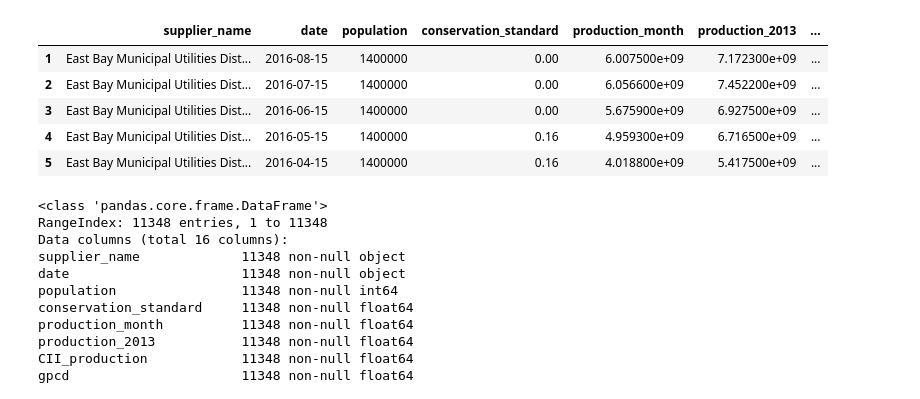
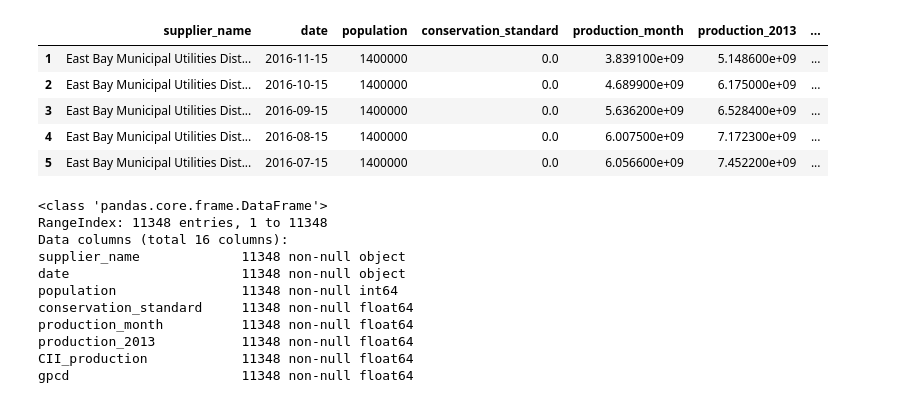
Before and after one commit to Stanford-Urban-Water-Policy-Innovation/ca-data-challenge, a Jupyter notebook: Data/cwdc_data_processing.ipynb, the cells around one changed output. Saved outputs shown, nothing was run; the diff lists cells and outputs as text; code cells hidden in the pictures.

```diff
--- a/Data/cwdc_data_processing.ipynb
+++ b/Data/cwdc_data_processing.ipynb
@@ -8,7 +8,7 @@ import csv
 ##### CONSERVATION DATA #####
 
 # Import data
-CONSERVATION_DATA = pd.read_excel('uw_supplier_data110116.xlsx')
+CONSERVATION_DATA = pd.read_excel('uw_supplier_data020817.xlsx')
 
 # Extract columns of interest
 conservation_data = pd.DataFrame(CONSERVATION_DATA.iloc[1:,[0,3,12,16,18,19,20,21,22,24,25,26]])
@@ -26,38 +26,38 @@ conservation_data.columns = [
     'water_days', # days per week allowed
     'complaints', # complaints received
 ]
 
 # Clean data:
 # No conservation standards in summer 2014 --> replace Nan with 0
 conservation_data['conservation_standard'].fillna(0, inplace=True)
 # Assume NaN in watering days indicate no policy limiting irrigation (e.g. 2014), or different policy approaches
 conservation_data['water_days'].fillna(7, inplace=True)
 # Replace Null CII water use with 0
 conservation_data['CII_production'].replace('Null', 0, inplace=True)
 
 # Calculate water production for residential water use each month (gal)
 conservation_data['res_production'] = conservation_data['gpcd']*conservation_data['population']*31
 # Calculate conservation ammount (gal wrt same month in 2013)
 conservation_data['conservation_month_gal'] = conservation_data['production_2013'] - conservation_data['production_month']
 
 # Convert month column to datetime format
 conservation_data['date'] = pd.to_datetime(conservation_data['date'])
 # Add year column
 conservation_data['year'] = pd.DatetimeIndex(conservation_data['date']).year
 # Add month column
 conservation_data['month'] = pd.DatetimeIndex(conservation_data['date']).month
 # Convert month column back to object
 conservation_data['date'] = conservation_data['date'].apply(lambda x: x.strftime('%Y-%m-%d'))
 
 # Display first rows of table
 conservation_data.head()
 # %% [output]
 |  | supplier_name | date | population | conservation_standard | production_month | production_2013 | ... |
-| 1 | East Bay Municipal Utilities Dist... | 2016-08-15 | 1400000 | 0.00 | 6.007500e+09 | 7.172300e+09 | ... |
-| 2 | East Bay Municipal Utilities Dist... | 2016-07-15 | 1400000 | 0.00 | 6.056600e+09 | 7.452200e+09 | ... |
-| 3 | East Bay Municipal Utilities Dist... | 2016-06-15 | 1400000 | 0.00 | 5.675900e+09 | 6.927500e+09 | ... |
-| 4 | East Bay Municipal Utilities Dist... | 2016-05-15 | 1400000 | 0.16 | 4.959300e+09 | 6.716500e+09 | ... |
-| 5 | East Bay Municipal Utilities Dist... | 2016-04-15 | 1400000 | 0.16 | 4.018800e+09 | 5.417500e+09 | ... |
+| 1 | East Bay Municipal Utilities Dist... | 2016-11-15 | 1400000 | 0.0 | 3.839100e+09 | 5.148600e+09 | ... |
+| 2 | East Bay Municipal Utilities Dist... | 2016-10-15 | 1400000 | 0.0 | 4.689900e+09 | 6.175000e+09 | ... |
+| 3 | East Bay Municipal Utilities Dist... | 2016-09-15 | 1400000 | 0.0 | 5.636200e+09 | 6.528400e+09 | ... |
+| 4 | East Bay Municipal Utilities Dist... | 2016-08-15 | 1400000 | 0.0 | 6.007500e+09 | 7.172300e+09 | ... |
+| 5 | East Bay Municipal Utilities Dist... | 2016-07-15 | 1400000 | 0.0 | 6.056600e+09 | 7.452200e+09 | ... |
 # %%
 conservation_data.info()
 # %% [output]
```
Also changed, not shown: parts of 3 cells of this notebook, 4 other files.
